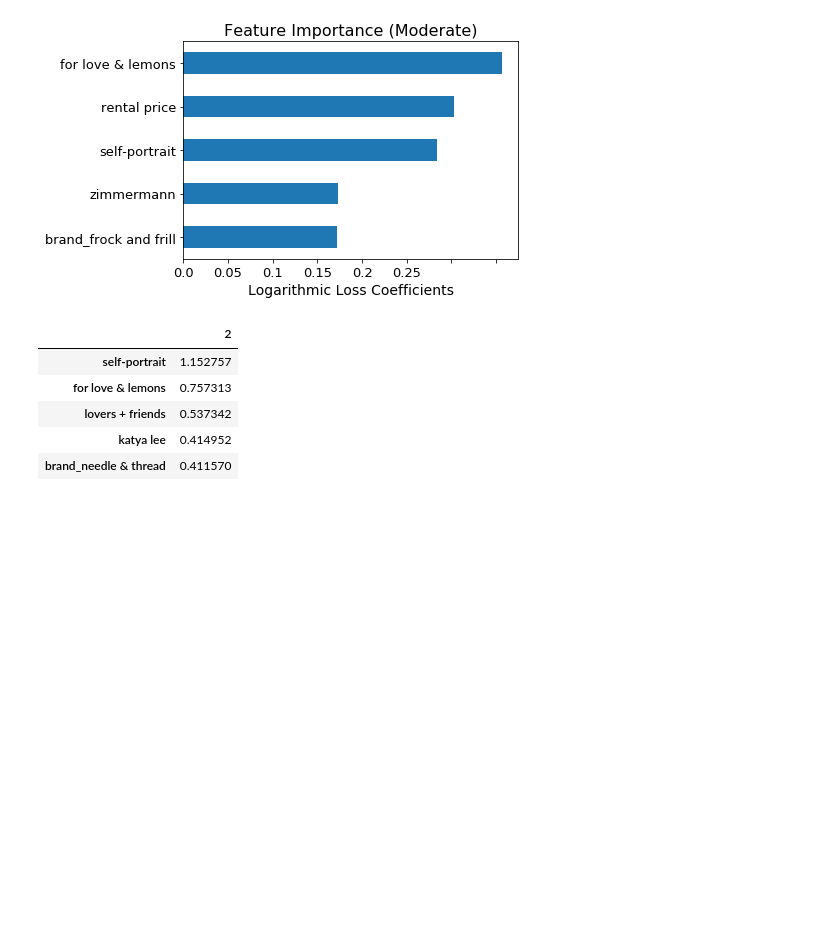
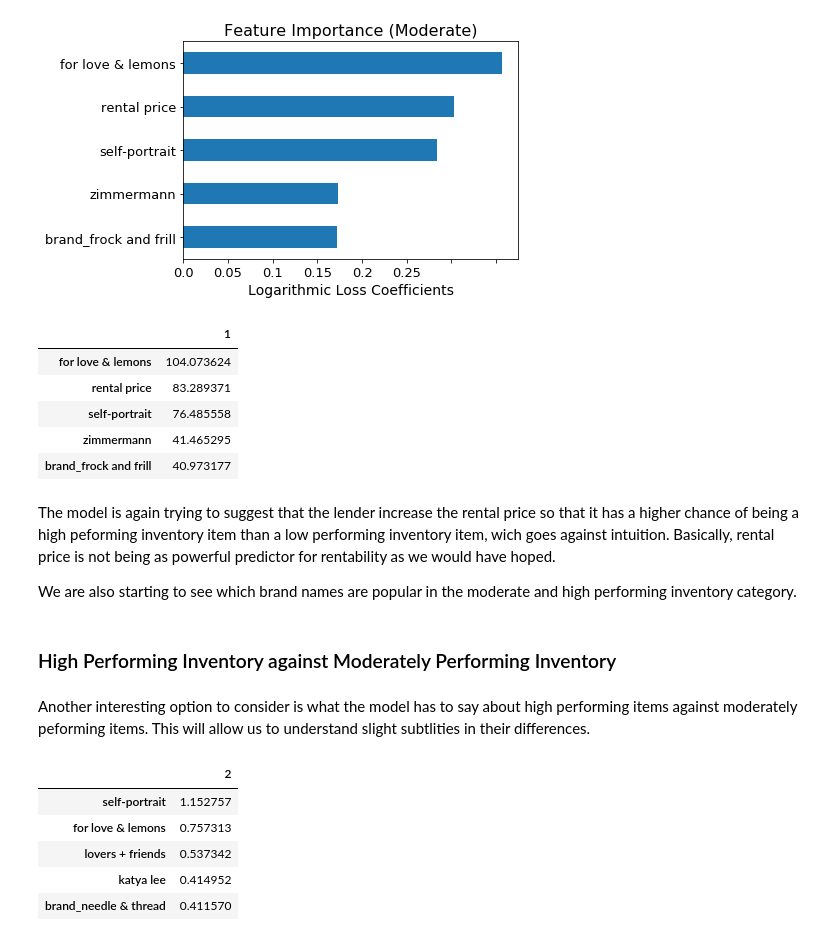
Before and after one commit to ecampana/borrow-my-style, a Jupyter notebook: model-performance.ipynb, the cells around one changed output. Cells and saved outputs as stored; diff of their text form; code cells hidden in the pictures; blank space fills up the shorter version.

Commit message:
Further writing for model-performance.ipynb

```diff
--- a/model-performance.ipynb
+++ b/model-performance.ipynb
@@ -738,6 +761,25 @@ display(k_class.loc[['size', 'rental price'], :])
 | size | -0.192686 |
 | rental price | 0.605896 |
 [figure]
+# %%
+# In terms of Percentage change in odds
+
+display(pd.DataFrame(k_class.head(top_n).apply(lambda beta: 100*(math.exp(beta)-1), axis=1), columns=[1]))
+# %% [output]
+|  | 1 |
+| for love & lemons | 104.073624 |
+| rental price | 83.289371 |
+| self-portrait | 76.485558 |
+| zimmermann | 41.465295 |
+| brand_frock and frill | 40.973177 |
+# %% [markdown]
+The model is again trying to suggest that the lender increase the rental price so that it has a higher chance of being a high peforming inventory item than a low performing inventory item, wich goes against intuition. Basically, rental price is not being as powerful predictor for rentability as we would have hoped.
+
+We are also starting to see which brand names are popular in the moderate and high performing inventory category.
+# %% [markdown]
+### High Performing Inventory against Moderately Performing Inventory
+# %% [markdown]
+Another interesting option to consider is what the model has to say about high performing items against moderately peforming items. This will allow us to understand slight subtlities in their differences.
 # %%
 top_n = 5
 
```
Also changed, not shown: parts of 14 cells of this notebook, 1 other file.
